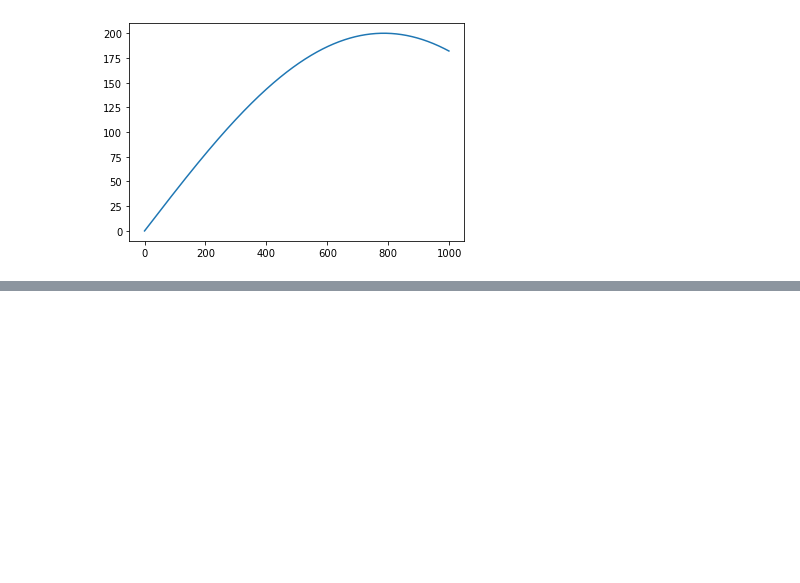
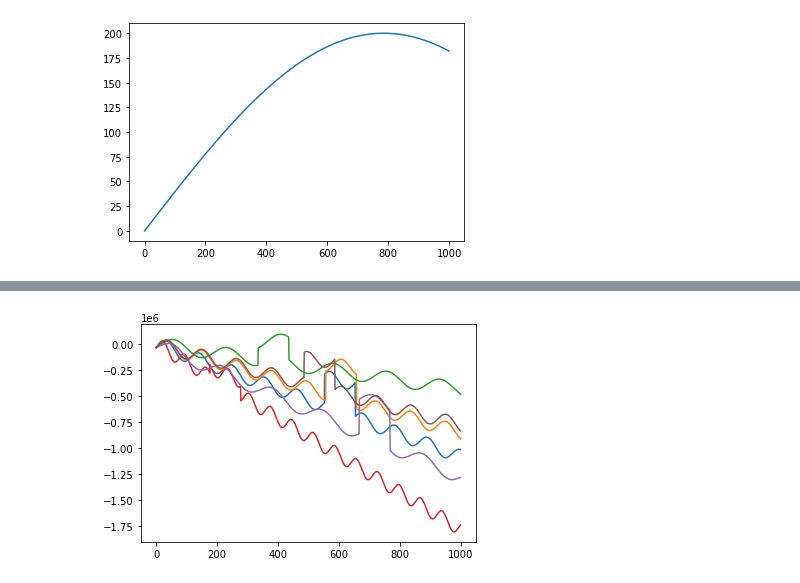
Before and after one commit to OscarCabreraRodriguez/TimeSeriesAnomalyDetection, a Jupyter notebook: ADND.ipynb, the cells around one changed output, grey strips where cells are left out. Drawn from its saved outputs; the diff is of its cells as text; code cells hidden in the pictures; blank space fills up the shorter version.

```diff
--- a/ADND.ipynb
+++ b/ADND.ipynb
@@ -146,0 +172,11 @@ print(peak)
+# %%
+# We will create 200 time series with spikes
+ySpikes = []
+for i in range(0,len(yValuesDec)):
+    y = timeseriesPeakDec(yValuesDec[i],x)
+    ySpikes.append(y)
+    if i <= 5:
+
+        plt.plot(x,y)
+# %% [output]
+[figure, added]
```
Also changed, not shown: parts of 9 cells of this notebook.
